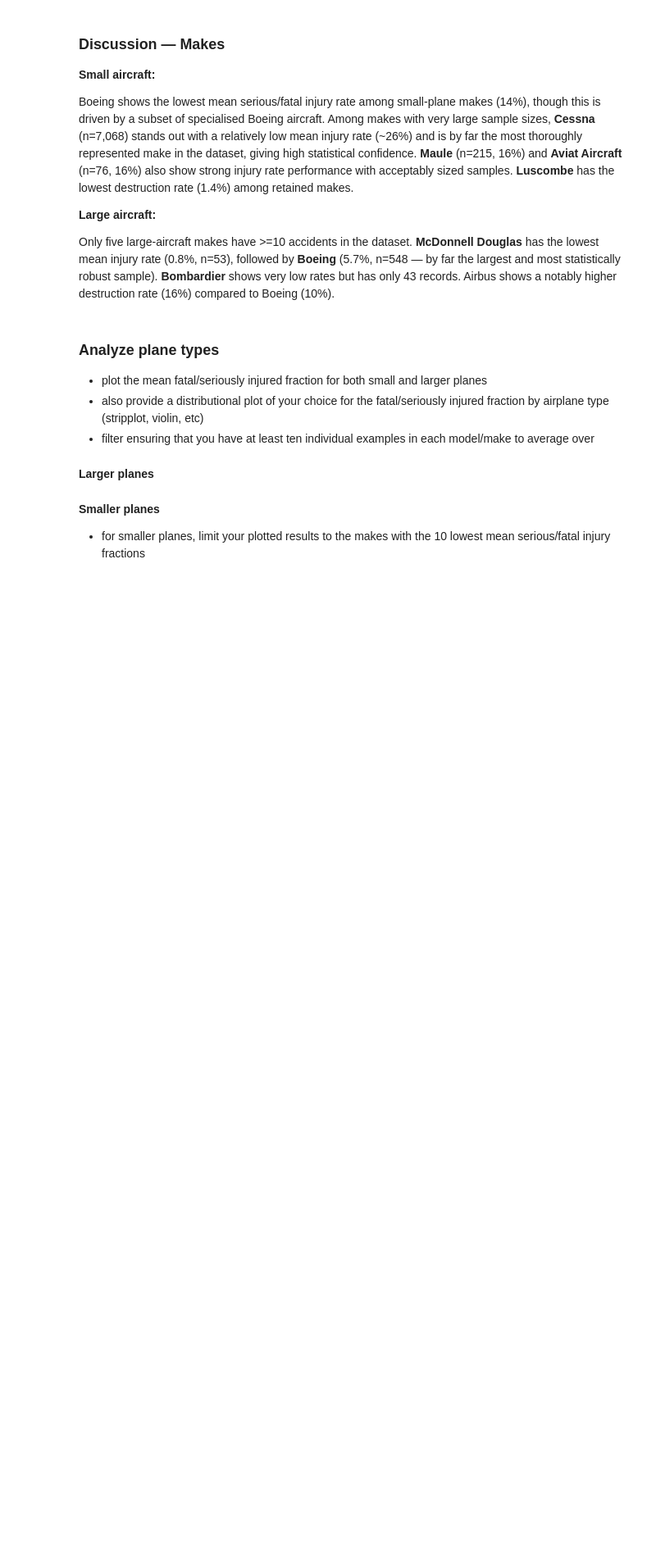
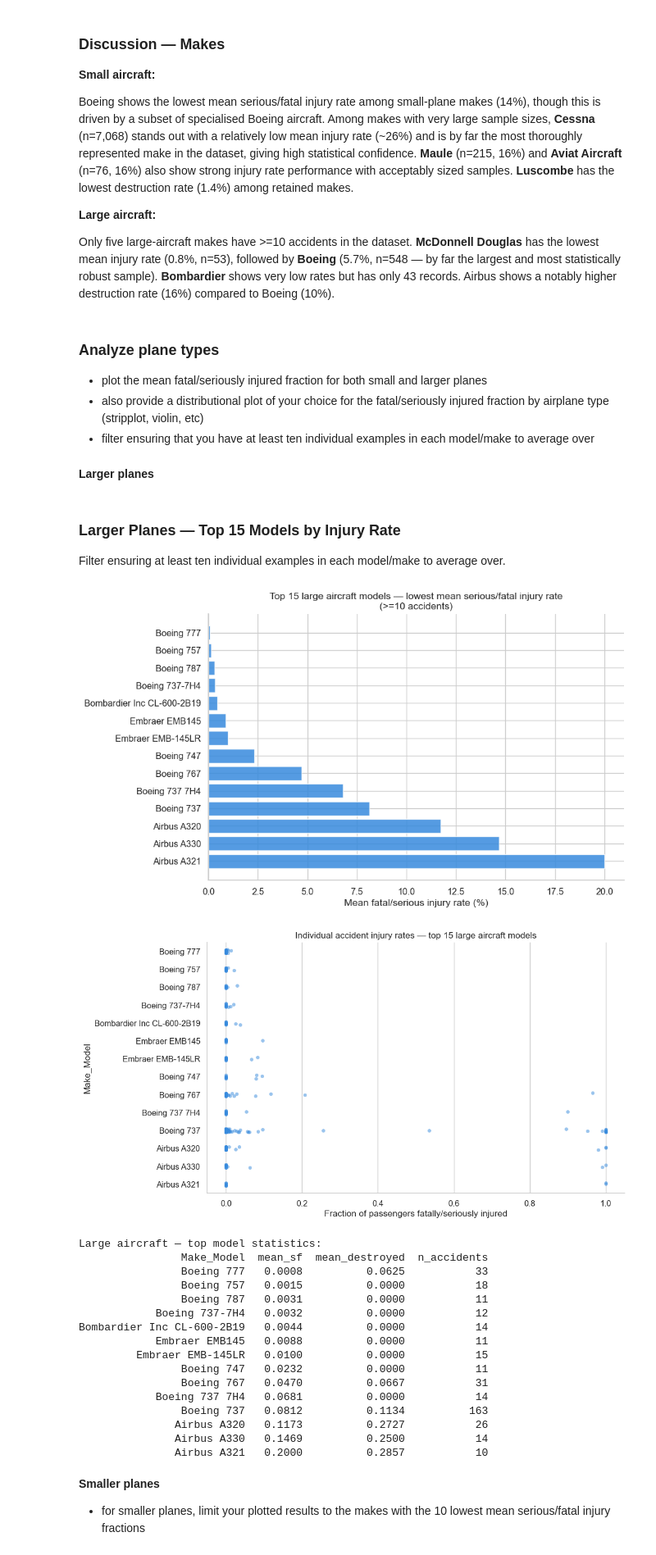
Before and after one commit to janemurungi2-creator/dsc-course0-m8-lab, a Jupyter notebook: Aviation_Accidents_Data_Analysis.ipynb, the cells around one changed output. Shown at 82% size. Cells and saved outputs as stored; diff of their text form; code cells hidden in the pictures; blank space fills up the shorter version.

Commit message:
Analyze plane types,plotting and providing a distribution the mean fatal/seriously injured fraction for both smaller and larger planes

```diff
--- a/Aviation_Accidents_Data_Analysis.ipynb
+++ b/Aviation_Accidents_Data_Analysis.ipynb
@@ -350,8 +350,75 @@ a notably higher destruction rate (16%) compared to Boeing (10%).
 - plot the mean fatal/seriously injured fraction for both small and larger planes
 - also provide a distributional plot of your choice for the fatal/seriously injured fraction by airplane type (stripplot, violin, etc)
 - filter ensuring that you have at least ten individual examples in each model/make to average over
+# %%
+def model_safety_stats(data, n=15, min_count=10):
+    """Aggregate mean injury and destruction rate per Make_Model."""
+    stats = data.groupby(['Make', 'Make_Model']).agg(
+        mean_sf        = ('Serious_Fatal_Frac', 'mean'),
+        mean_destroyed = ('Destroyed', 'mean'),
+        n_accidents    = ('Serious_Fatal_Frac', 'count')
+    ).reset_index()
+    stats = stats[stats['n_accidents'] >= min_count]
+    return stats.sort_values('mean_sf').head(n)
 # %% [markdown]
 **Larger planes**
+# %% [markdown]
+### Larger Planes — Top 15 Models by Injury Rate
+
+Filter ensuring at least ten individual examples in each model/make to average over.
+# %%
+models_large = model_safety_stats(large, n=15, min_count=10)
+
+# Mean injury rate bar chart
+fig, ax = plt.subplots(figsize=(10, 6))
+ax.barh(models_large['Make_Model'],
+        models_large['mean_sf'] * 100,
+        color='#378ADD', alpha=0.85)
+ax.set_xlabel('Mean fatal/serious injury rate (%)')
+ax.set_title('Top 15 large aircraft models — lowest mean serious/fatal injury rate\n(>=10 accidents)')
+ax.invert_yaxis()
+ax.spines[['top','right']].set_visible(False)
+plt.tight_layout()
+plt.show()
+
+# Distribution plot
+plot_lm = large[large['Make_Model'].isin(models_large['Make_Model'])]
+fig, ax = plt.subplots(figsize=(11, 6))
+sns.stripplot(
+    data=plot_lm,
+    x='Serious_Fatal_Frac',
+    y='Make_Model',
+    order=models_large['Make_Model'].tolist(),
+    jitter=True, alpha=0.5, size=5,
+    color='#378ADD', ax=ax
+)
+ax.set_xlabel('Fraction of passengers fatally/seriously injured')
+ax.set_title('Individual accident injury rates — top 15 large aircraft models')
+ax.spines[['top','right']].set_visible(False)
+plt.tight_layout()
+plt.show()
+
+print('Large aircraft — top model statistics:')
+print(models_large[['Make_Model','mean_sf','mean_destroyed','n_accidents']].round(4).to_string(index=False))
+# %% [output]
+[figure, added]
+[figure, added]
+Large aircraft — top model statistics:
+                Make_Model  mean_sf  mean_destroyed  n_accidents
+                Boeing 777   0.0008          0.0625           33
+                Boeing 757   0.0015          0.0000           18
+                Boeing 787   0.0031          0.0000           11
+            Boeing 737-7H4   0.0032          0.0000           12
+Bombardier Inc CL-600-2B19   0.0044          0.0000           14
+            Embraer EMB145   0.0088          0.0000           11
+         Embraer EMB-145LR   0.0100          0.0000           15
+                Boeing 747   0.0232          0.0000           11
+                Boeing 767   0.0470          0.0667           31
+            Boeing 737 7H4   0.0681          0.0000           14
+                Boeing 737   0.0812          0.1134          163
+               Airbus A320   0.1173          0.2727           26
+               Airbus A330   0.1469          0.2500           14
+               Airbus A321   0.2000          0.2857           10
 # %% [markdown]
 **Smaller planes**
 - for smaller planes, limit your plotted results to the makes with the 10 lowest mean serious/fatal injury fractions
```
Also changed, not shown: parts of 2 cells of this notebook.
